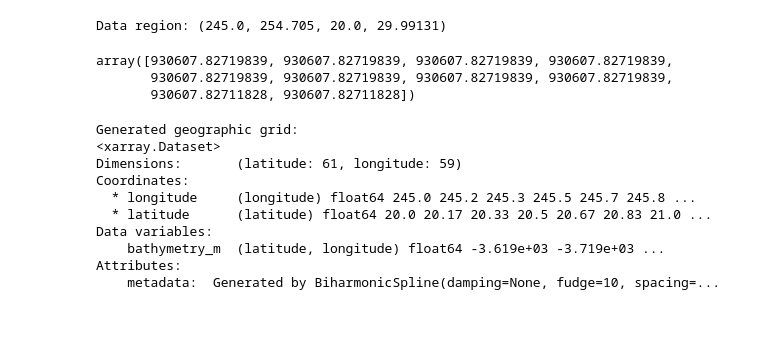
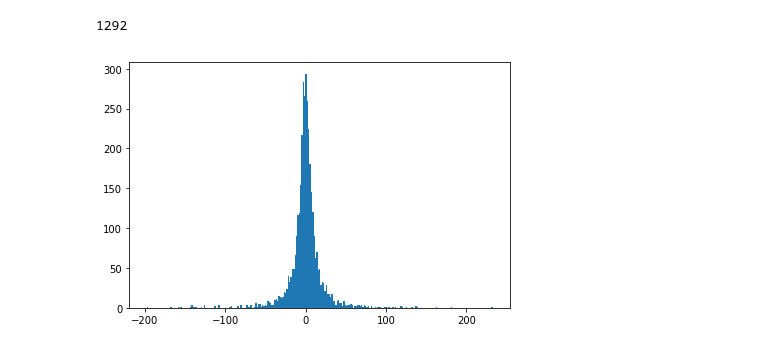
Before and after one commit to fatiando/verde, a Jupyter notebook: sandbox.ipynb, the cells around one changed output. Drawn from its saved outputs; the diff is of its cells as text; code cells hidden in the pictures; blank space fills up the shorter version.

```diff
--- a/sandbox.ipynb
+++ b/sandbox.ipynb
@@ -26,0 +8,4 @@ lon, lat, bathymetry = vd.block_reduce(data.longitude, data.latitude,
+# %%
+data = vd.datasets.fetch_rio_magnetic_anomaly()
+region = vd.get_region(data.longitude, data.latitude)
+print("Data region:", region)
@@ -37,35 +41,9 @@ print("Gridder used:", grd)
-# %%
-# Get the grid region in geographic coordinates
-region = vd.get_region(data.longitude, data.latitude)
-print("Data region:", region)
-# %% [output]
-Data region: (245.0, 254.705, 20.0, 29.99131)
-# %%
-grd.predict(np.ones(10), np.zeros(10))
-# %% [output]
-array([930607.82719839, 930607.82719839, 930607.82719839, 930607.82719839,
-       930607.82719839, 930607.82719839, 930607.82719839, 930607.82719839,
-       930607.82711828, 930607.82711828])
-# %%
-# The 'grid' method can still make a geographic grid if we pass in a projection
-# function that converts lon, lat into the easting, northing coordinates that
-# we used in 'fit'. This can be any function that takes lon, lat and returns x,
-# y. In our case, it'll be the 'projection' variable that we created above.
-# We'll also set the names of the grid dimensions and the name the data
-# variable in our grid (the default would be 'scalars', which isn't very
-# informative).
-grid = grd.grid(region=region, spacing=spacing, projection=projection,
-                dims=['latitude', 'longitude'], data_names=['bathymetry_m'])
-print("Generated geographic grid:")
-print(grid)
-# %% [output]
-Generated geographic grid:
-<xarray.Dataset>
-Dimensions:       (latitude: 61, longitude: 59)
-Coordinates:
-  * longitude     (longitude) float64 245.0 245.2 245.3 245.5 245.7 245.8 ...
-  * latitude      (latitude) float64 20.0 20.17 20.33 20.5 20.67 20.83 21.0 ...
-Data variables:
-    bathymetry_m  (latitude, longitude) float64 -3.619e+03 -3.719e+03 ...
-Attributes:
-    metadata:  Generated by BiharmonicSpline(damping=None, fudge=10, spacing=...
+# %%
+grd.force_.size
+# %% [output]
+1292
+# %%
+plt.hist(grd.residual_, bins='auto')
+plt.tight_layout()
+# %% [output]
+[figure, added]
```
Also changed, not shown: parts of 8 cells of this notebook.
